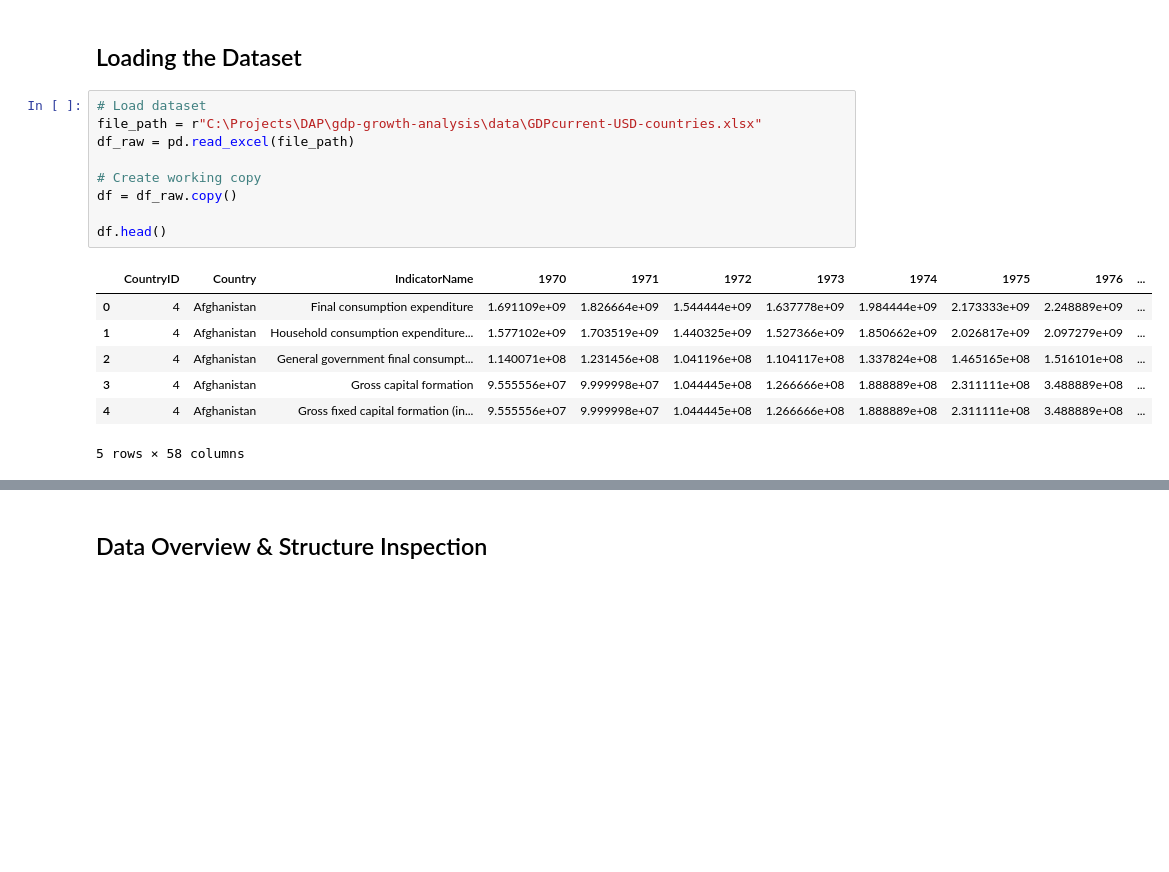
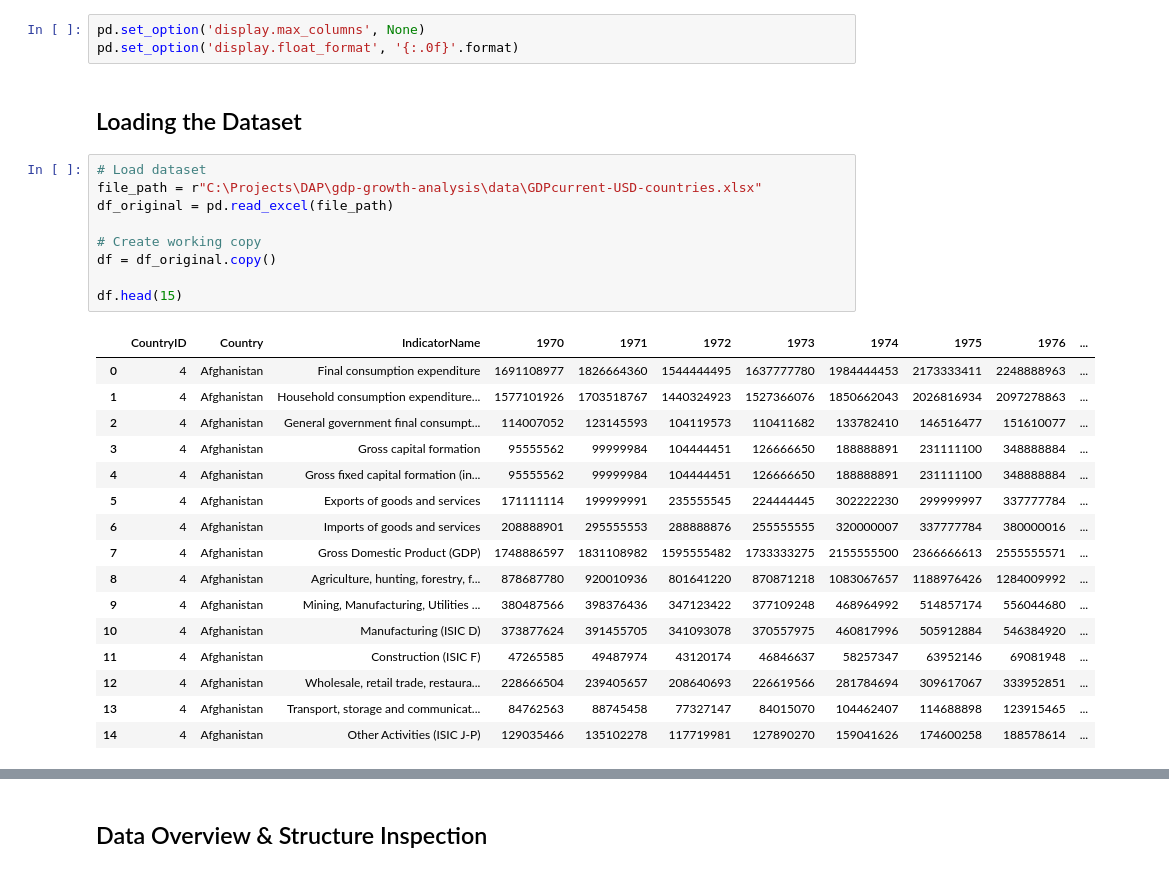
Before and after one commit to Sparshcoder18/gdp-growth-analysis, a Jupyter notebook: notebooks/GDP Data Analysis Project.ipynb, the cells around one changed output, grey strips where cells are left out. Saved outputs shown, nothing was run; the diff lists cells and outputs as text; blank space fills up the shorter version.

```diff
--- a/notebooks/GDP Data Analysis Project.ipynb
+++ b/notebooks/GDP Data Analysis Project.ipynb
@@ -53,19 +44,31 @@ from sklearn.preprocessing import StandardScaler
+# %%
+pd.set_option('display.max_columns', None)
+pd.set_option('display.float_format', '{:.0f}'.format)
 # %% [markdown]
 ## Loading the Dataset
 # %%
 # Load dataset
 file_path = r"C:\Projects\DAP\gdp-growth-analysis\data\GDPcurrent-USD-countries.xlsx"
-df_raw = pd.read_excel(file_path)
+df_original = pd.read_excel(file_path)
 
 # Create working copy
-df = df_raw.copy()
+df = df_original.copy()
 
-df.head()
+df.head(15)
 # %% [output]
 |  | CountryID | Country | IndicatorName | 1970 | 1971 | 1972 | 1973 | 1974 | 1975 | 1976 | ... |
-| 0 | 4 | Afghanistan | Final consumption expenditure | 1.691109e+09 | 1.826664e+09 | 1.544444e+09 | 1.637778e+09 | 1.984444e+09 | 2.173333e+09 | 2.248889e+09 | ... |
-| 1 | 4 | Afghanistan | Household consumption expenditure... | 1.577102e+09 | 1.703519e+09 | 1.440325e+09 | 1.527366e+09 | 1.850662e+09 | 2.026817e+09 | 2.097279e+09 | ... |
-| 2 | 4 | Afghanistan | General government final consumpt... | 1.140071e+08 | 1.231456e+08 | 1.041196e+08 | 1.104117e+08 | 1.337824e+08 | 1.465165e+08 | 1.516101e+08 | ... |
-| 3 | 4 | Afghanistan | Gross capital formation | 9.555556e+07 | 9.999998e+07 | 1.044445e+08 | 1.266666e+08 | 1.888889e+08 | 2.311111e+08 | 3.488889e+08 | ... |
-| 4 | 4 | Afghanistan | Gross fixed capital formation (in... | 9.555556e+07 | 9.999998e+07 | 1.044445e+08 | 1.266666e+08 | 1.888889e+08 | 2.311111e+08 | 3.488889e+08 | ... |
+| 0 | 4 | Afghanistan | Final consumption expenditure | 1691108977 | 1826664360 | 1544444495 | 1637777780 | 1984444453 | 2173333411 | 2248888963 | ... |
+| 1 | 4 | Afghanistan | Household consumption expenditure... | 1577101926 | 1703518767 | 1440324923 | 1527366076 | 1850662043 | 2026816934 | 2097278863 | ... |
+| 2 | 4 | Afghanistan | General government final consumpt... | 114007052 | 123145593 | 104119573 | 110411682 | 133782410 | 146516477 | 151610077 | ... |
+| 3 | 4 | Afghanistan | Gross capital formation | 95555562 | 99999984 | 104444451 | 126666650 | 188888891 | 231111100 | 348888884 | ... |
+| 4 | 4 | Afghanistan | Gross fixed capital formation (in... | 95555562 | 99999984 | 104444451 | 126666650 | 188888891 | 231111100 | 348888884 | ... |
+| 5 | 4 | Afghanistan | Exports of goods and services | 171111114 | 199999991 | 235555545 | 224444445 | 302222230 | 299999997 | 337777784 | ... |
+| 6 | 4 | Afghanistan | Imports of goods and services | 208888901 | 295555553 | 288888876 | 255555555 | 320000007 | 337777784 | 380000016 | ... |
+| 7 | 4 | Afghanistan | Gross Domestic Product (GDP) | 1748886597 | 1831108982 | 1595555482 | 1733333275 | 2155555500 | 2366666613 | 2555555571 | ... |
+| 8 | 4 | Afghanistan | Agriculture, hunting, forestry, f... | 878687780 | 920010936 | 801641220 | 870871218 | 1083067657 | 1188976426 | 1284009992 | ... |
+| 9 | 4 | Afghanistan | Mining, Manufacturing, Utilities ... | 380487566 | 398376436 | 347123422 | 377109248 | 468964992 | 514857174 | 556044680 | ... |
+| 10 | 4 | Afghanistan | Manufacturing (ISIC D) | 373877624 | 391455705 | 341093078 | 370557975 | 460817996 | 505912884 | 546384920 | ... |
+| 11 | 4 | Afghanistan | Construction (ISIC F) | 47265585 | 49487974 | 43120174 | 46846637 | 58257347 | 63952146 | 69081948 | ... |
+| 12 | 4 | Afghanistan | Wholesale, retail trade, restaura... | 228666504 | 239405657 | 208640693 | 226619566 | 281784694 | 309617067 | 333952851 | ... |
+| 13 | 4 | Afghanistan | Transport, storage and communicat... | 84762563 | 88745458 | 77327147 | 84015070 | 104462407 | 114688898 | 123915465 | ... |
+| 14 | 4 | Afghanistan | Other Activities (ISIC J-P) | 129035466 | 135102278 | 117719981 | 127890270 | 159041626 | 174600258 | 188578614 | ... |
-5 rows × 58 columns
```
Also changed, not shown: parts of 65 cells of this notebook.
